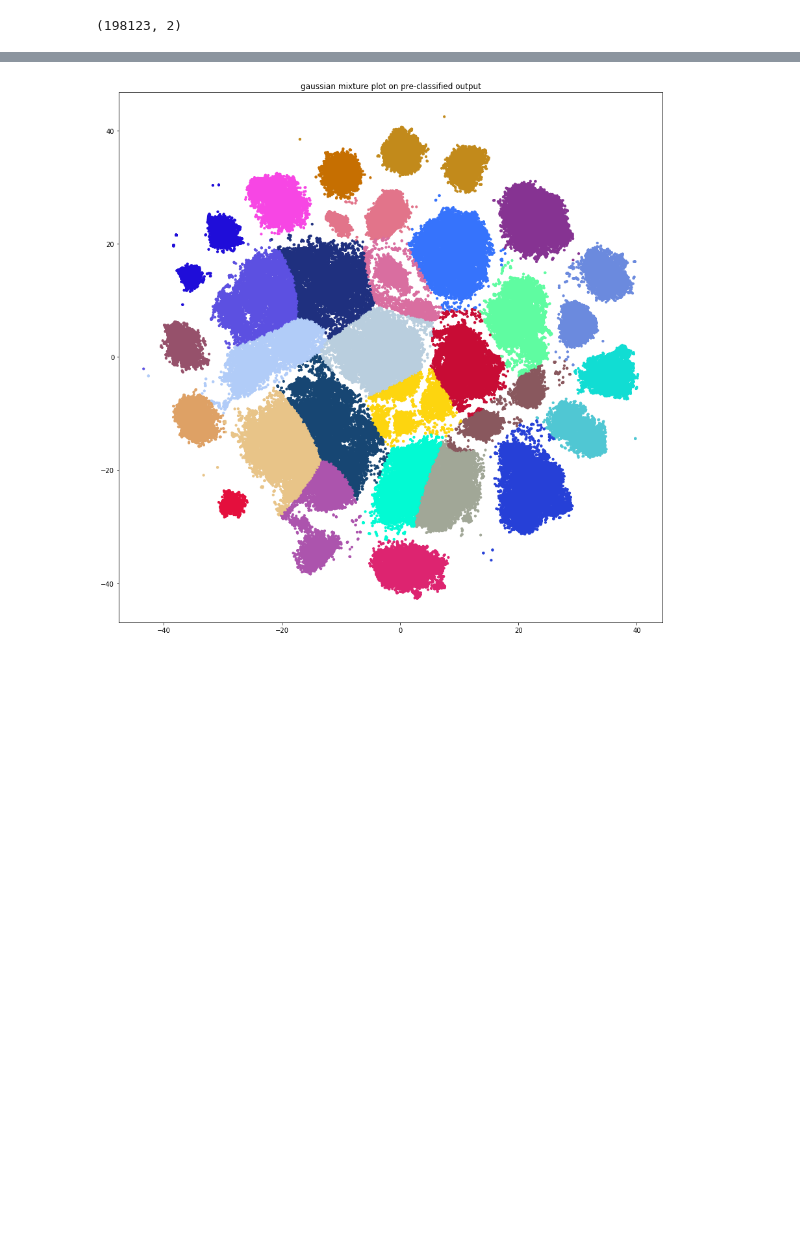
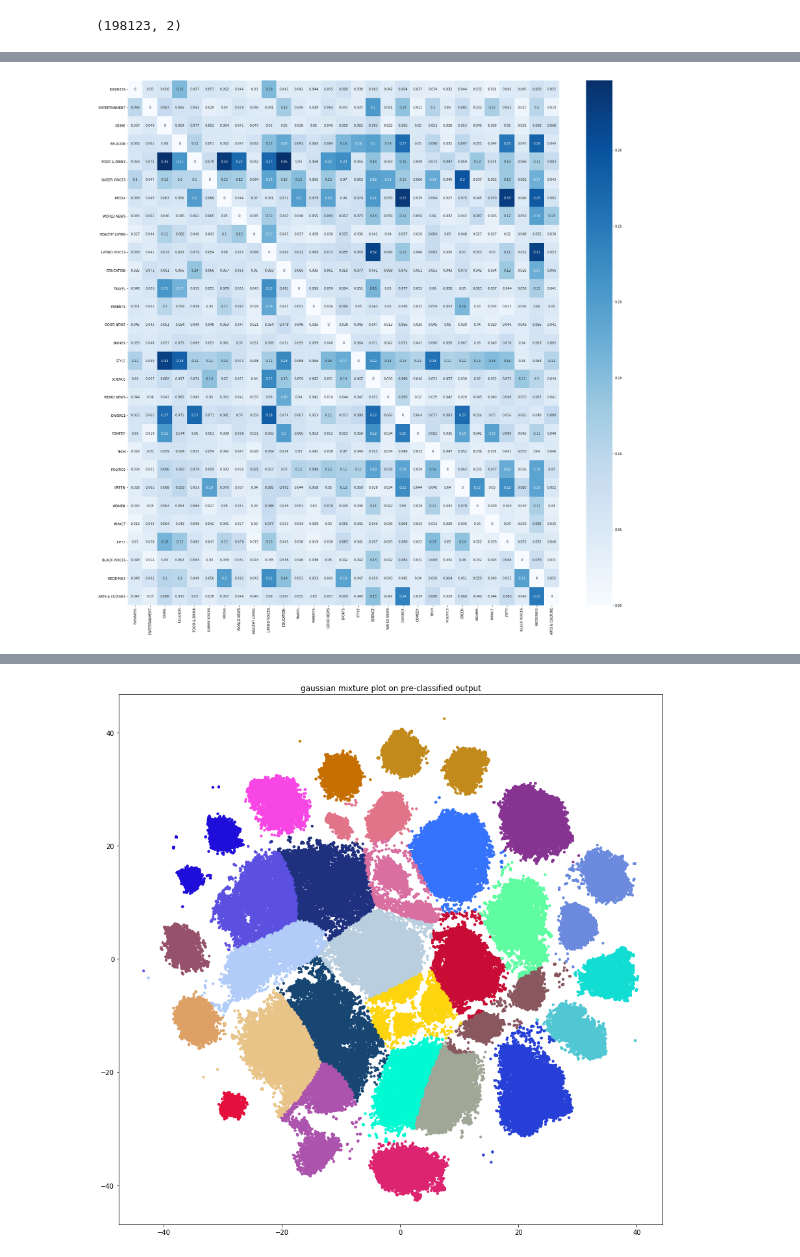
Before and after one commit to Siddhant-Ray/Attentive-neural-networks-for-news-classification, a Jupyter notebook: training-workspace_bert4.ipynb, the cells around one changed output, grey strips where cells are left out. Drawn from its saved outputs; the diff is of its cells as text; code cells hidden in the pictures; blank space fills up the shorter version.

```diff
--- a/training-workspace_bert4.ipynb
+++ b/training-workspace_bert4.ipynb
@@ -558,0 +620,8 @@ print(X_embedded.shape)
+# %%
+hists = []
+hist_range = [[df['X'].min(), df['X'].max()], [df['Y'].min(), df['Y'].max()]]
+bins = 10
+for i in range(29):
+    masked = df[df['Label'] == i]
+    hists.append(np.histogram2d(masked['X'], masked['Y'], range=hist_range, bins=bins, normed=True)[0].reshape(-1))
+hists = np.array(hists)
@@ -558,0 +630,23 @@ print(X_embedded.shape)
+# %%
+kl_div = np.empty([29, 29], dtype=np.float64)
+eps = np.finfo(np.float64).eps
+for i in range(29):
+    for j in range(29):
+        kl_div[i, j] = rel_entr(hists[i] + eps, hists[j] + eps).sum()
+# %%
+df_kl = pd.DataFrame(kl_div, index = label_list,columns = label_list)
+plt.rcParams['figure.figsize'] = (30,30)
+matrix = sns.heatmap(df_kl, annot=True, cmap='Blues')
+
+path = os.getcwd()
+folder = "figs"
+FILE = "kldiv_full.png"
+
+path_save = os.path.join(path, folder)
+path_save = os.path.join(path_save, FILE)
+
+figure = matrix.get_figure()
+figure.savefig(path_save)
+plt.show()
+# %% [output]
+[figure, added]
```
Also changed, not shown: parts of 22 cells of this notebook, 21 other files.
